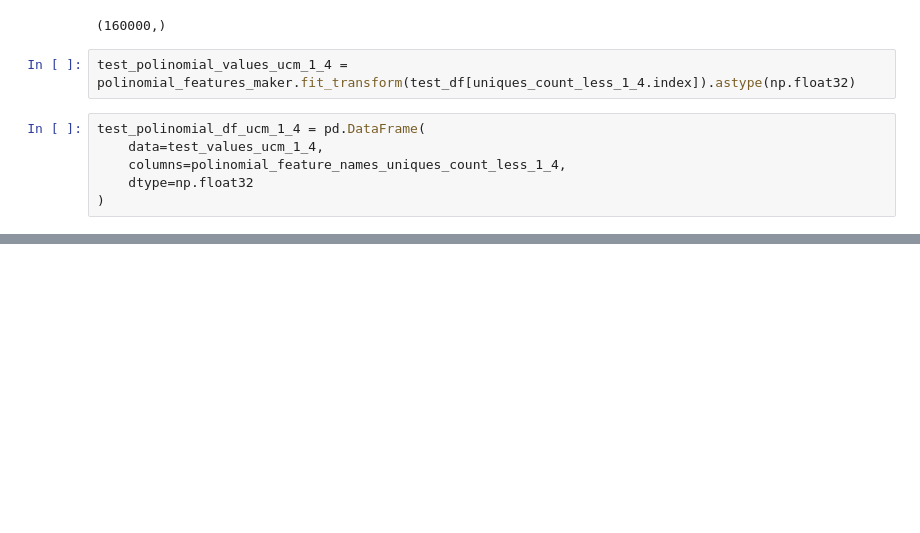
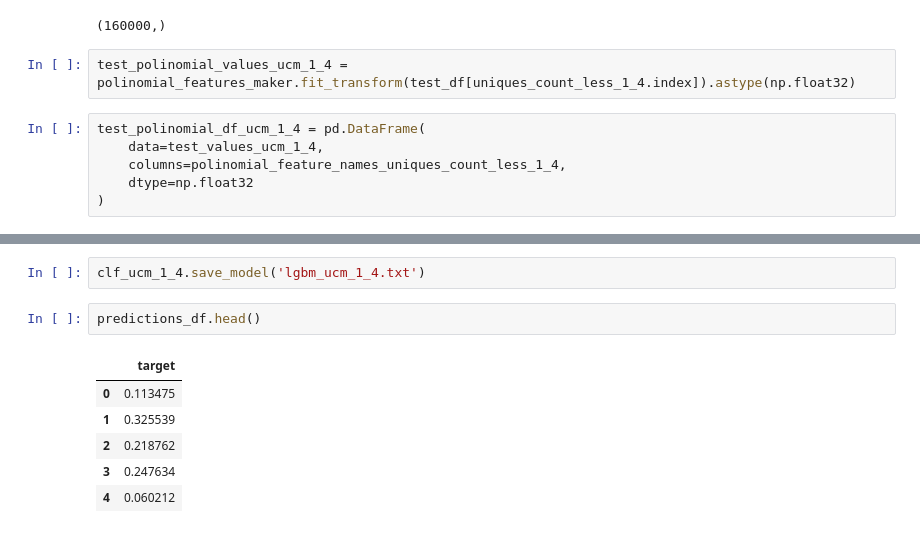
Before and after one commit to contemplat0r/Santander-Customer-Transaction-Prediction, a Jupyter notebook: sctp_gb_and_divided_features.ipynb, the cells around one changed output, grey strips where cells are left out. Saved outputs shown, nothing was run; the diff lists cells and outputs as text; blank space fills up the shorter version.

```diff
--- a/sctp_gb_and_divided_features.ipynb
+++ b/sctp_gb_and_divided_features.ipynb
@@ -734,0 +790,11 @@ train_results_polinomial_ucm_1_4 = train(
+# %%
+clf_ucm_1_4.save_model('lgbm_ucm_1_4.txt')
+# %%
+predictions_df.head()
+# %% [output]
+|  | target |
+| 0 | 0.113475 |
+| 1 | 0.325539 |
+| 2 | 0.218762 |
+| 3 | 0.247634 |
+| 4 | 0.060212 |
```
Also changed, not shown: parts of 10 cells of this notebook.
